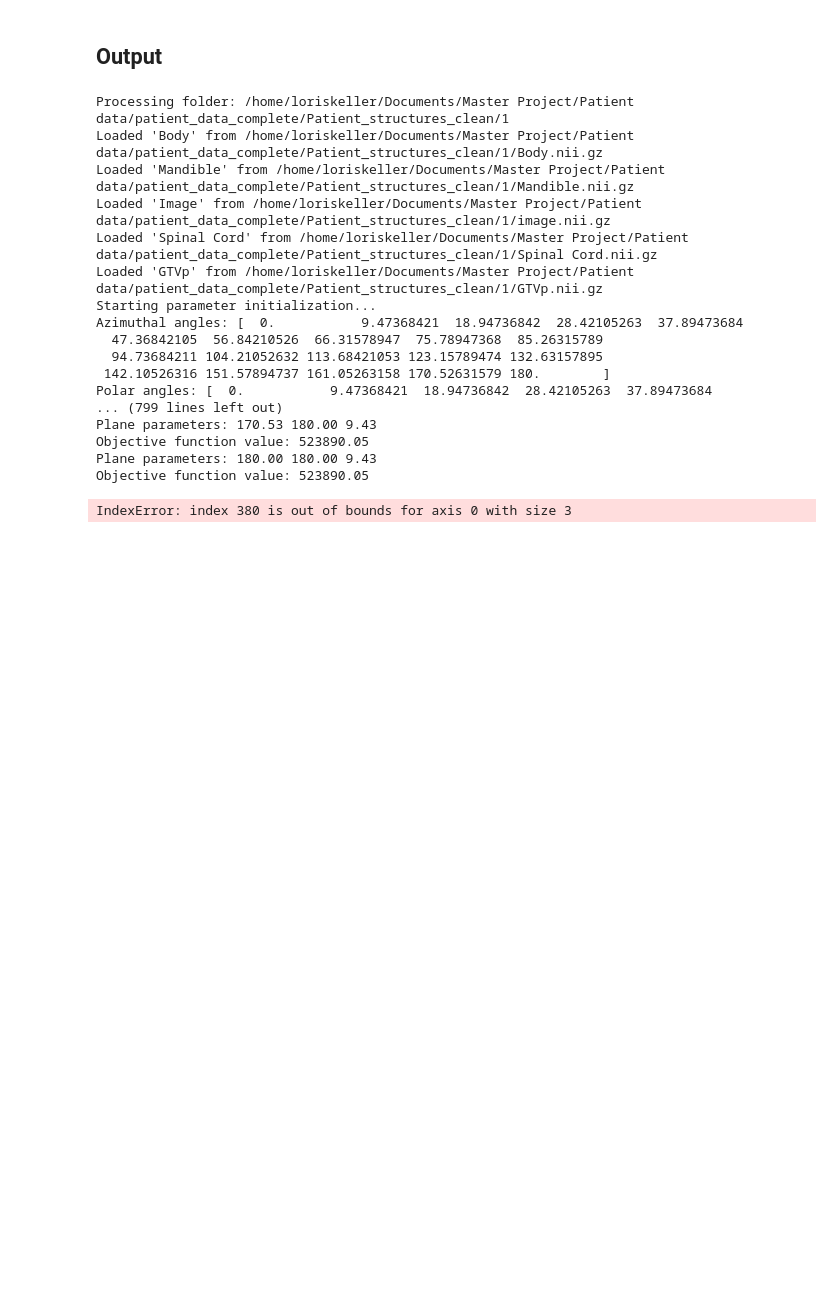
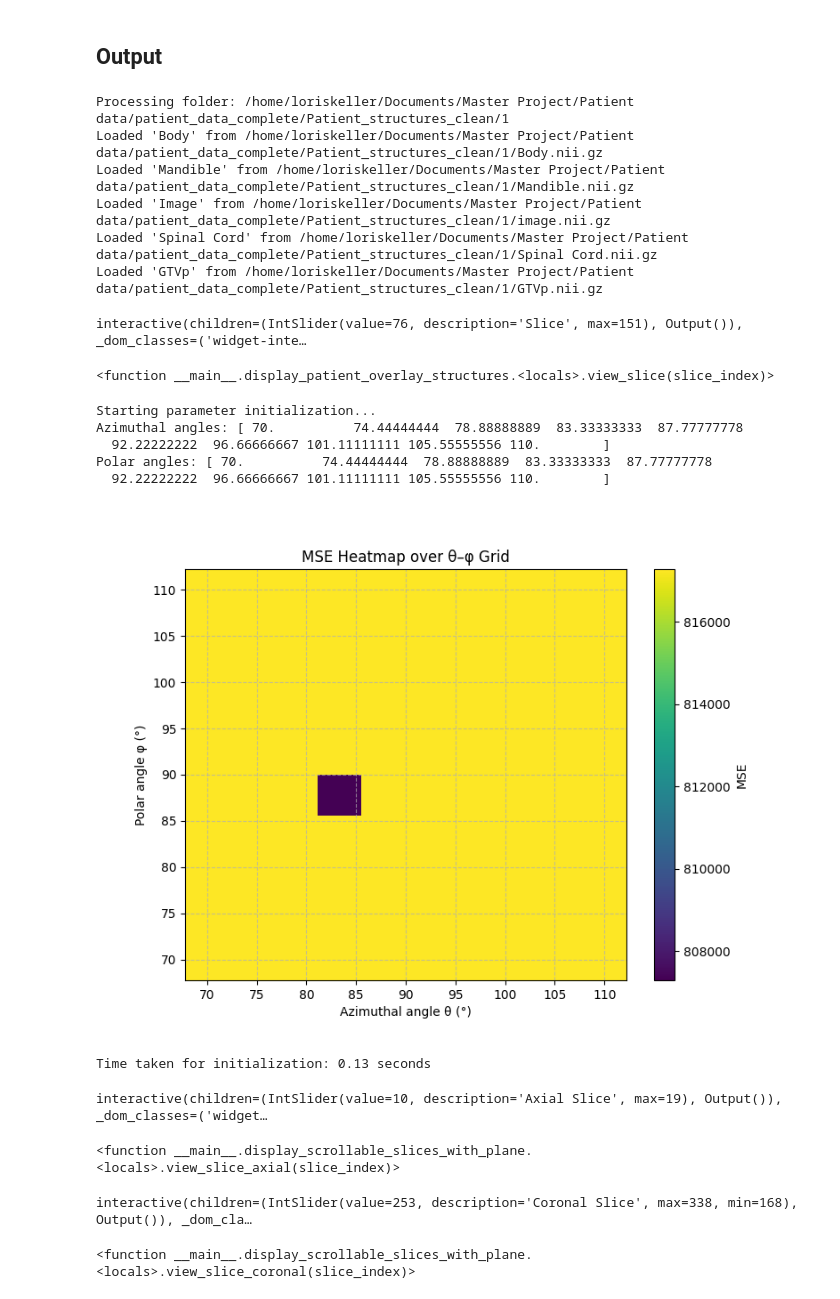
Before and after one commit to Kello-24/Mid-Sagittal-Plane-detection-CT, a Jupyter notebook: midsagittal_plane_functions.ipynb, the cells around one changed output. Cells and saved outputs as stored; diff of their text form; code cells hidden in the pictures; blank space fills up the shorter version.

Commit message:
completed msp_pipeline function

```diff
--- a/midsagittal_plane_functions.ipynb
+++ b/midsagittal_plane_functions.ipynb
@@ -536,2 +349,22 @@ def optimize_plane(initial_params_array, image, interpolator_intensity, interpol
+# %%
+def optimize_plane(initial_params_array, image, interpolator_intensity):
+
+    objective_value_list = []
+    params_list = []
+
+    def callback(xk):
+        f_val = compute_objective(xk, image, interpolator_intensity)
+        objective_value_list.append(f_val)
+        params_list.append(xk.copy())
+
+    res = minimize(compute_objective, x0=initial_params_array, args=(image, interpolator_intensity),
+                   method='BFGS', jac=None, callback=callback)
+    params_list.append(res.x.copy())
+    objective_value_list.append(res.fun)
+
+    res.objective_value_list = objective_value_list
+    res.params_list = params_list
+
+    return res
 # %% [markdown]
 ## Verification Plots
@@ -1241,30 +854,31 @@ def plot_mse_vs_parameters(image, interpolator_intensity,
 # %% [markdown]
 ## Output
 # %%
-#%matplotlib widget
-%matplotlib inline
+%matplotlib widget
+#%matplotlib inline
 
 data_path = r"/home/loriskeller/Documents/Master Project/Patient data/patient_data_complete/Patient_structures_clean"
 output_path = r"/home/loriskeller/Documents/Master Project/Results/12.05.25"
 
 MSP_pipeline(data_path, output_path, structure_names=["Image", "GTVp", "Mandible", "Spinal Cord", "Body"],
-                      HU_range=[300, 1500], slice_range=None, azimuthal_deg=90, polar_deg=90, uncertainty = 90, initialization_steps=20)
+                      HU_range=[300, 1500], slice_range=None, azimuthal_deg=90, polar_deg=90, uncertainty = 20, initialization_steps=10)
 # %% [output]
 Processing folder: /home/loriskeller/Documents/Master Project/Patient data/patient_data_complete/Patient_structures_clean/1
 Loaded 'Body' from /home/loriskeller/Documents/Master Project/Patient data/patient_data_complete/Patient_structures_clean/1/Body.nii.gz
 Loaded 'Mandible' from /home/loriskeller/Documents/Master Project/Patient data/patient_data_complete/Patient_structures_clean/1/Mandible.nii.gz
 Loaded 'Image' from /home/loriskeller/Documents/Master Project/Patient data/patient_data_complete/Patient_structures_clean/1/image.nii.gz
 Loaded 'Spinal Cord' from /home/loriskeller/Documents/Master Project/Patient data/patient_data_complete/Patient_structures_clean/1/Spinal Cord.nii.gz
 Loaded 'GTVp' from /home/loriskeller/Documents/Master Project/Patient data/patient_data_complete/Patient_structures_clean/1/GTVp.nii.gz
-Starting parameter initialization...
-Azimuthal angles: [  0.           9.47368421  18.94736842  28.42105263  37.89473684
-  47.36842105  56.84210526  66.31578947  75.78947368  85.26315789
-  94.73684211 104.21052632 113.68421053 123.15789474 132.63157895
- 142.10526316 151.57894737 161.05263158 170.52631579 180.        ]
-Polar angles: [  0.           9.47368421  18.94736842  28.42105263  37.89473684
-... (799 lines left out)
-Plane parameters: 170.53 180.00 9.43
-Objective function value: 523890.05
-Plane parameters: 180.00 180.00 9.43
-Objective function value: 523890.05
-IndexError: index 380 is out of bounds for axis 0 with size 3
+interactive(children=(IntSlider(value=76, description='Slice', max=151), Output()), _dom_classes=('widget-inte…
+<function __main__.display_patient_overlay_structures.<locals>.view_slice(slice_index)>
+Starting parameter initialization...
+Azimuthal angles: [ 70.          74.44444444  78.88888889  83.33333333  87.77777778
+  92.22222222  96.66666667 101.11111111 105.55555556 110.        ]
+Polar angles: [ 70.          74.44444444  78.88888889  83.33333333  87.77777778
+  92.22222222  96.66666667 101.11111111 105.55555556 110.        ]
+[figure, added]
+Time taken for initialization: 0.13 seconds
+interactive(children=(IntSlider(value=10, description='Axial Slice', max=19), Output()), _dom_classes=('widget…
+<function __main__.display_scrollable_slices_with_plane.<locals>.view_slice_axial(slice_index)>
+interactive(children=(IntSlider(value=253, description='Coronal Slice', max=338, min=168), Output()), _dom_cla…
+<function __main__.display_scrollable_slices_with_plane.<locals>.view_slice_coronal(slice_index)>
```
Also changed, not shown: parts of 11 cells of this notebook.
